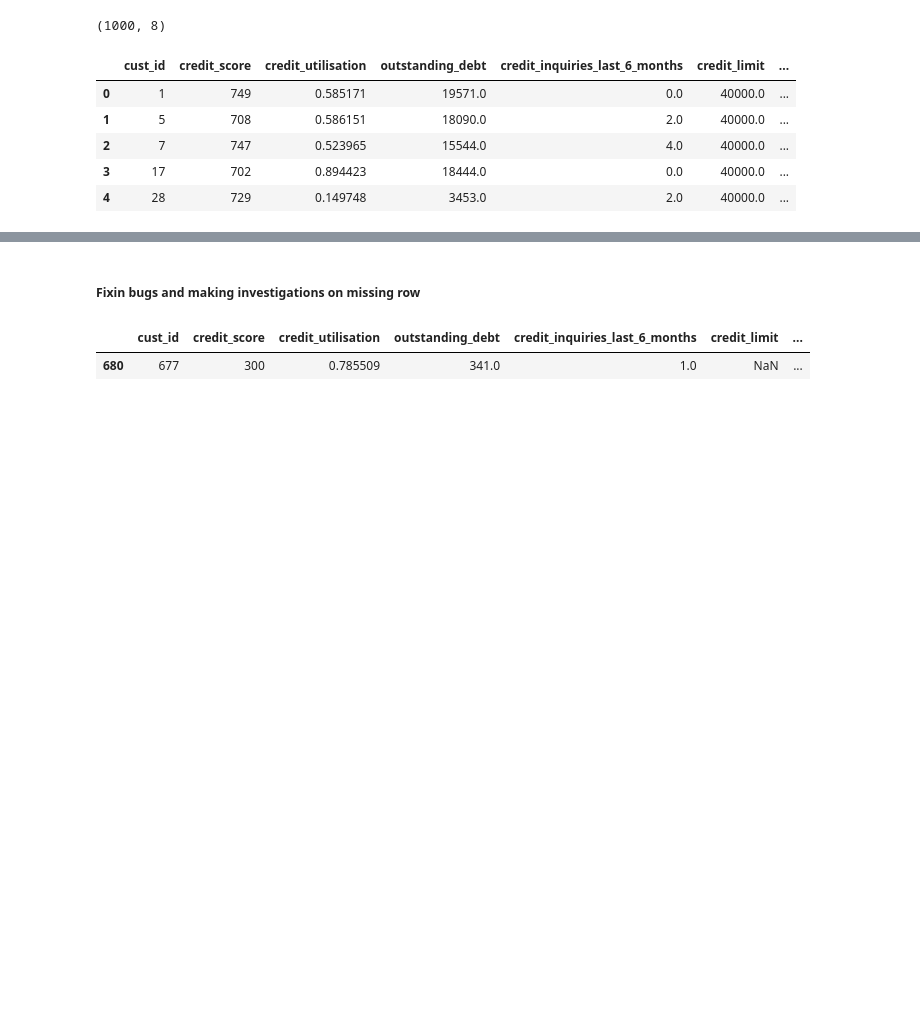
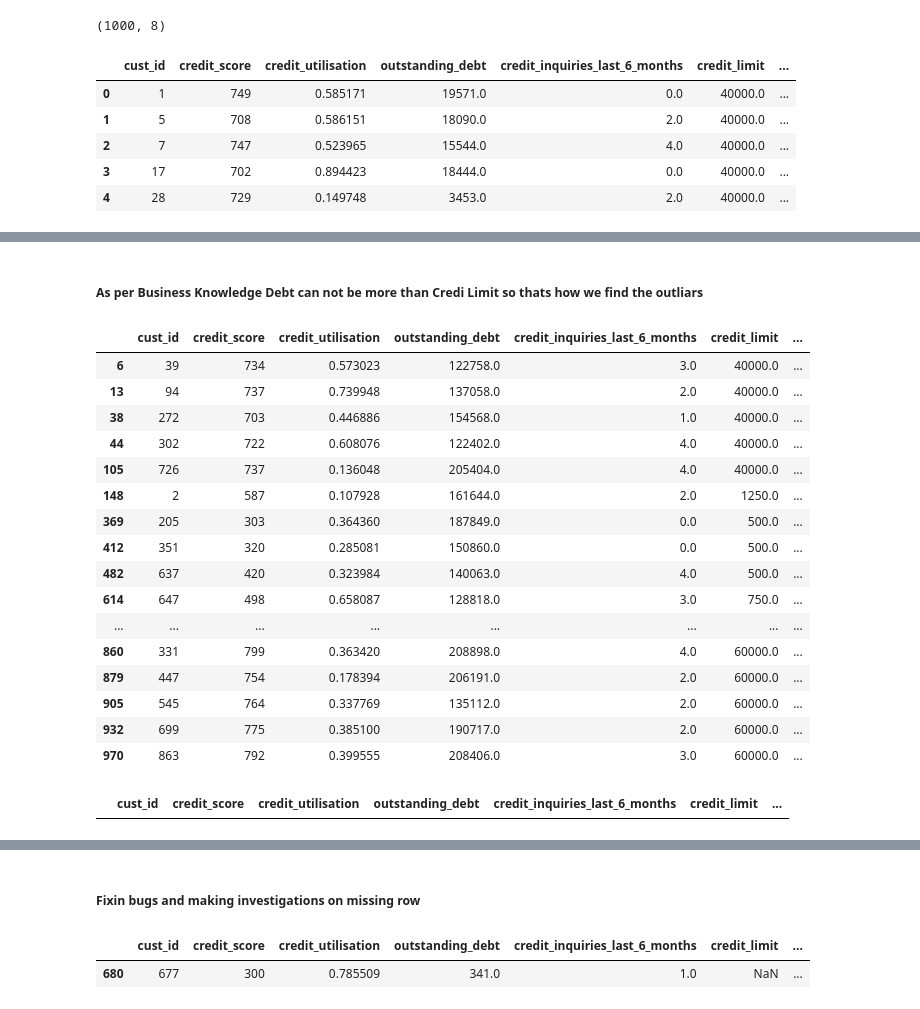
Before and after one commit to jdhova/DummyBank, a Jupyter notebook: CreditScore.ipynb, the cells around one changed output, grey strips where cells are left out. Cells and saved outputs as stored; diff of their text form; code cells hidden in the pictures; blank space fills up the shorter version.

```diff
--- a/CreditScore.ipynb
+++ b/CreditScore.ipynb
@@ -437,0 +483,23 @@ modeDF
+# %% [markdown]
+##### As per Business Knowledge Debt can not be more than Credi Limit so thats how we find the outliars
+# %%
+outliars = data_clean_credit_score2[data_clean_credit_score2.credit_limit < data_clean_credit_score2.outstanding_debt]
+outliars
+# %% [output]
+|  | cust_id | credit_score | credit_utilisation | outstanding_debt | credit_inquiries_last_6_months | credit_limit | ... |
+| 6 | 39 | 734 | 0.573023 | 122758.0 | 3.0 | 40000.0 | ... |
+| 13 | 94 | 737 | 0.739948 | 137058.0 | 2.0 | 40000.0 | ... |
+| 38 | 272 | 703 | 0.446886 | 154568.0 | 1.0 | 40000.0 | ... |
+| 44 | 302 | 722 | 0.608076 | 122402.0 | 4.0 | 40000.0 | ... |
+| 105 | 726 | 737 | 0.136048 | 205404.0 | 4.0 | 40000.0 | ... |
+| 148 | 2 | 587 | 0.107928 | 161644.0 | 2.0 | 1250.0 | ... |
+| 369 | 205 | 303 | 0.364360 | 187849.0 | 0.0 | 500.0 | ... |
+| 412 | 351 | 320 | 0.285081 | 150860.0 | 0.0 | 500.0 | ... |
+| 482 | 637 | 420 | 0.323984 | 140063.0 | 4.0 | 500.0 | ... |
+| 614 | 647 | 498 | 0.658087 | 128818.0 | 3.0 | 750.0 | ... |
+| ... | ... | ... | ... | ... | ... | ... | ... |
+| 860 | 331 | 799 | 0.363420 | 208898.0 | 4.0 | 60000.0 | ... |
+| 879 | 447 | 754 | 0.178394 | 206191.0 | 2.0 | 60000.0 | ... |
+| 905 | 545 | 764 | 0.337769 | 135112.0 | 2.0 | 60000.0 | ... |
+| 932 | 699 | 775 | 0.385100 | 190717.0 | 2.0 | 60000.0 | ... |
+| 970 | 863 | 792 | 0.399555 | 208406.0 | 3.0 | 60000.0 | ... |
@@ -437,0 +508,5 @@ modeDF
+# %%
+outliars = data_clean_credit_score2[data_clean_credit_score2.credit_limit < data_clean_credit_score2.outstanding_debt]
+outliars
+# %% [output]
+|  | cust_id | credit_score | credit_utilisation | outstanding_debt | credit_inquiries_last_6_months | credit_limit | ... |
```
Also changed, not shown: parts of 11 cells of this notebook.
